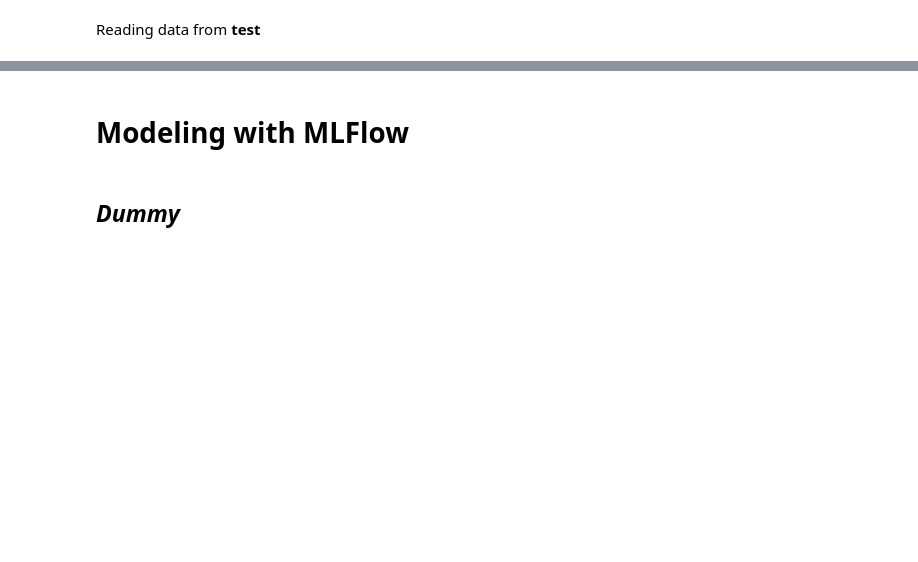
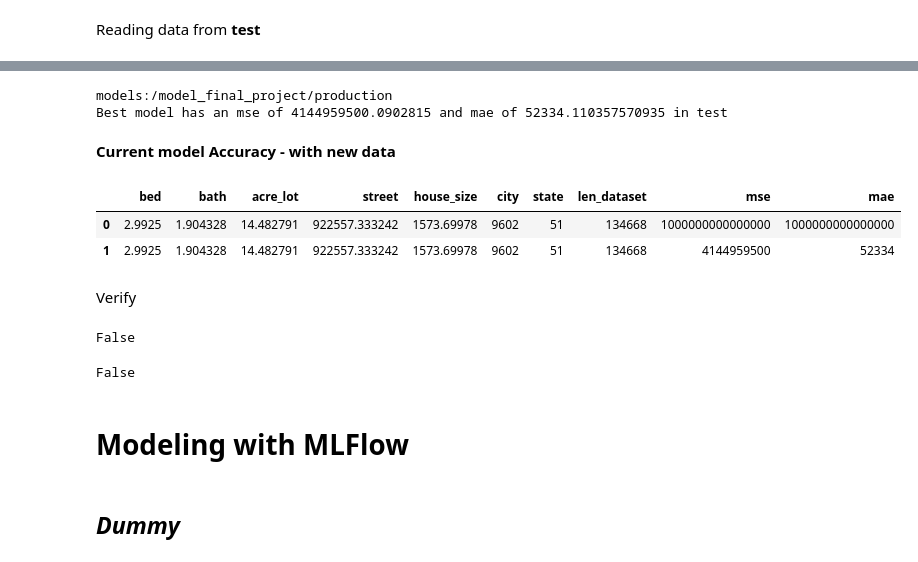
Before and after one commit to candemas97/MLOps, a Jupyter notebook: project_4/docker/jupyter/code/testing_all_process.ipynb, the cells around one changed output, grey strips where cells are left out. Drawn from its saved outputs; the diff is of its cells as text; code cells hidden in the pictures; blank space fills up the shorter version.

```diff
--- a/project_4/docker/jupyter/code/testing_all_process.ipynb
+++ b/project_4/docker/jupyter/code/testing_all_process.ipynb
@@ -308,0 +394,68 @@ The dataframe has 7379 rows
+# %%
+# Parameters
+DB_HOST = "mysql" # "10.43.101.158" # "localhost" "10.43.101.158"  # Using INTERNET!
+DB_USER = "root"
+DB_PASSWORD = "airflow"
+DB_NAME = "project_4"
+PORT= 3306
+
+# Connect to MySQL
+engine = sqlalchemy.create_engine(f'mysql+pymysql://{DB_USER}:{DB_PASSWORD}@{DB_HOST}:{PORT}/{DB_NAME}')
+
+inspector = sqlalchemy.inspect(engine)
+table_name = 'metrics_retraining_to_be_saved'
+if table_name in inspector.get_table_names():
+    # Search last element
+    review_test_mse, review_test_mae = predict_mse_mae_actual_dataset()
+    mean_values.append(review_test_mse)
+    mean_values.append(review_test_mae)
+    columns.extend(["mse", "mae"])
+    table_metrics = pd.DataFrame({key:mean_values[idx] for idx, key in enumerate(columns)}, index=[0])
+    # Save data, if exits append into the current table
+    table_metrics.to_sql(table_name, con=engine, if_exists='append', index=False)
+    train = False
+else:
+    mean_values.append(1000000000000000)
+    mean_values.append(1000000000000000)
+    columns.extend(["mse", "mae"])
+    table_metrics = pd.DataFrame({key:mean_values[idx] for idx, key in enumerate(columns)}, index=[0])
+    # Save data, if exits append into the current table
+    table_metrics.to_sql("metrics_retraining_to_be_saved", con=engine, if_exists='append', index=False)
+    train = True
+# %% [output]
+models:/model_final_project/production
+Best model has an mse of 4144959500.0902815 and mae of 52334.110357570935 in test
+# %% [markdown]
+**Current model Accuracy - with new data**
+# %%
+# Parameters
+DB_HOST = "mysql" # "10.43.101.158" # "localhost" "10.43.101.158"  # Using INTERNET!
+DB_USER = "root"
+DB_PASSWORD = "airflow"
+DB_NAME = "project_4"
+PORT= 3306
+
+# Connect to MySQL
+engine = sqlalchemy.create_engine(f'mysql+pymysql://{DB_USER}:{DB_PASSWORD}@{DB_HOST}:{PORT}/{DB_NAME}')
+
+# Table to be sorted
+table_name = 'metrics_retraining_to_be_saved'
+
+# Search last element
+with engine.begin() as conn:
+    query = sqlalchemy.text(f"SELECT * FROM {DB_NAME}.{table_name};") # ORDER BY {ordering_column} DESC LIMIT 1")
+    last_element = pd.read_sql_query(query, conn)
+
+# Mostrar el último elemento
+save_last_element = last_element.tail(2).copy().reset_index(drop=True)
+save_last_element
+# %% [output]
+|  | bed | bath | acre_lot | street | house_size | city | state | len_dataset | mse | mae |
+| 0 | 2.9925 | 1.904328 | 14.482791 | 922557.333242 | 1573.69978 | 9602 | 51 | 134668 | 1000000000000000 | 1000000000000000 |
+| 1 | 2.9925 | 1.904328 | 14.482791 | 922557.333242 | 1573.69978 | 9602 | 51 | 134668 | 4144959500 | 52334 |
+# %% [markdown]
+Verify
+# %%
+print(train)
+# %% [output]
+False
@@ -309,2 +498,6 @@ The dataframe has 7379 rows
+# %%
+train
+# %% [output]
+False
 # %% [markdown]
 # **Modeling with MLFlow**
```
Also changed, not shown: parts of 31 cells of this notebook.
